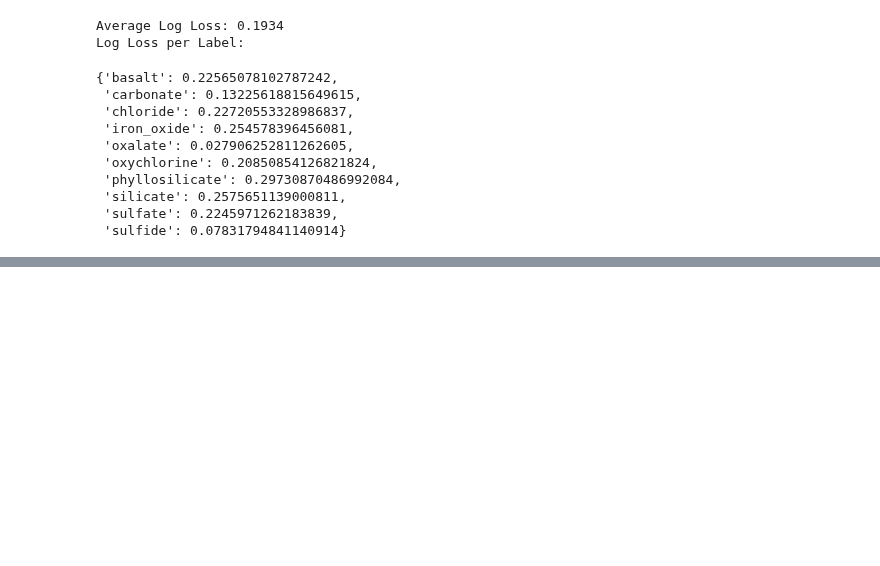
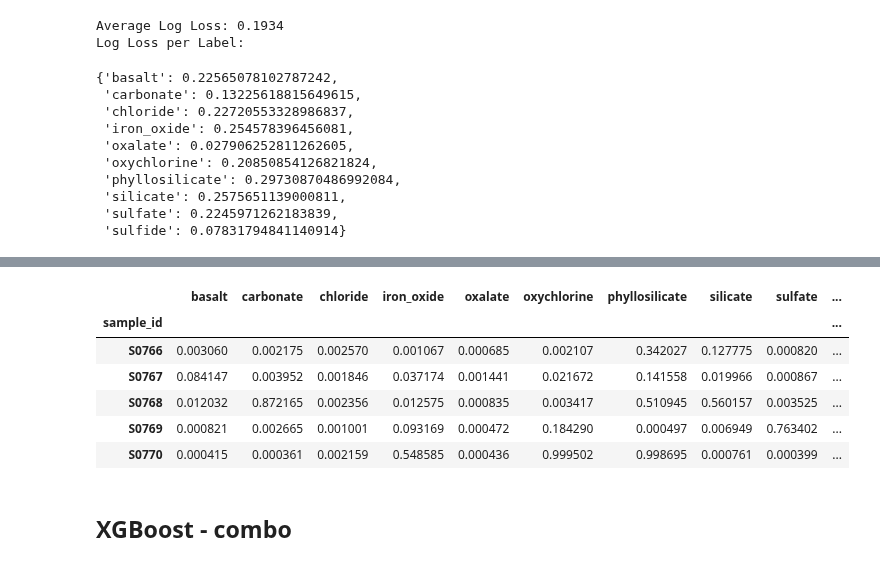
Before and after one commit to itacdonev/MarsSpectrometry, a Jupyter notebook: notebooks/training.ipynb, the cells around one changed output, grey strips where cells are left out. Saved outputs shown, nothing was run; the diff lists cells and outputs as text; code cells hidden in the pictures; blank space fills up the shorter version.

```diff
--- a/notebooks/training.ipynb
+++ b/notebooks/training.ipynb
@@ -149,0 +152,5 @@ Ion types are presented in column, rows are samples and values are time in secon
+# %%
+# ===== TRAIN SAMPLE =====
+fts_dur_maxabund_ion = features.features_ion_duration_maxtemp(metadata, train_files, ion_list)
+print(f'Features: {fts_dur_maxabund_ion.shape}')
+#TODO Fix the warnings
@@ -149,0 +159,4 @@ Ion types are presented in column, rows are samples and values are time in secon
+# %%
+# ===== VALID & TEST SAMPLE =====
+fts_dur_maxabund_ion_VT = features.features_ion_duration_maxtemp(metadata, all_test_files, ion_list)
+print(f'Features: {fts_dur_maxabund_ion.shape}')
@@ -265,0 +307,13 @@ submission_xgb.head()
+# %%
+# Train the model
+clf = xgb.XGBClassifier(objective = "binary:logistic",
+                        use_label_encoder = False,
+                        eval_metric = 'logloss')
+logloss_XGB_dur = training.trainCV_label(X = fts_dur_maxabund_ion,
+                                 df_y = train_labels,
+                                 target = target_labels_list,
+                                 cv_folds = 10,
+                                 model_metric = log_loss,
+                                 clf = clf)
+
+models_log_loss['XGBoost_dur'] = models_log_loss.index.map(logloss_XGB_dur)
@@ -265,0 +337,27 @@ submission_xgb.head()
+# %%
+# ===== TRAIN FULL MODEL =====
+clf_XGB = training.train_full_model(X = fts_dur_maxabund_ion,
+                                    df_y = train_labels,
+                                    target = target_labels_list,
+                                    model_algo = 'XGB')
+
+# ===== PREDICT SUBMISSION =====
+submission_xgb_dur = pd.read_csv(config.DATA_DIR + 'submission_format.csv', index_col='sample_id')
+for target in clf_XGB:
+    clf = clf_XGB[target]
+    submission_xgb_dur[target] = clf.predict_proba(fts_dur_maxabund_ion_VT)[:,1]
+
+# ===== SAVE SUBMISSION =====
+submission_xgb_dur.to_csv(config.MODELS_DIR + 'XGB_dur.csv')
+
+submission_xgb_dur.head()
+# %% [output]
+|  | basalt | carbonate | chloride | iron_oxide | oxalate | oxychlorine | phyllosilicate | silicate | sulfate | ... |
+| sample_id |  |  |  |  |  |  |  |  |  | ... |
+| S0766 | 0.003060 | 0.002175 | 0.002570 | 0.001067 | 0.000685 | 0.002107 | 0.342027 | 0.127775 | 0.000820 | ... |
+| S0767 | 0.084147 | 0.003952 | 0.001846 | 0.037174 | 0.001441 | 0.021672 | 0.141558 | 0.019966 | 0.000867 | ... |
+| S0768 | 0.012032 | 0.872165 | 0.002356 | 0.012575 | 0.000835 | 0.003417 | 0.510945 | 0.560157 | 0.003525 | ... |
+| S0769 | 0.000821 | 0.002665 | 0.001001 | 0.093169 | 0.000472 | 0.184290 | 0.000497 | 0.006949 | 0.763402 | ... |
+| S0770 | 0.000415 | 0.000361 | 0.002159 | 0.548585 | 0.000436 | 0.999502 | 0.998695 | 0.000761 | 0.000399 | ... |
+# %% [markdown]
+## XGBoost - combo
```
Also changed, not shown: parts of 17 cells of this notebook.
